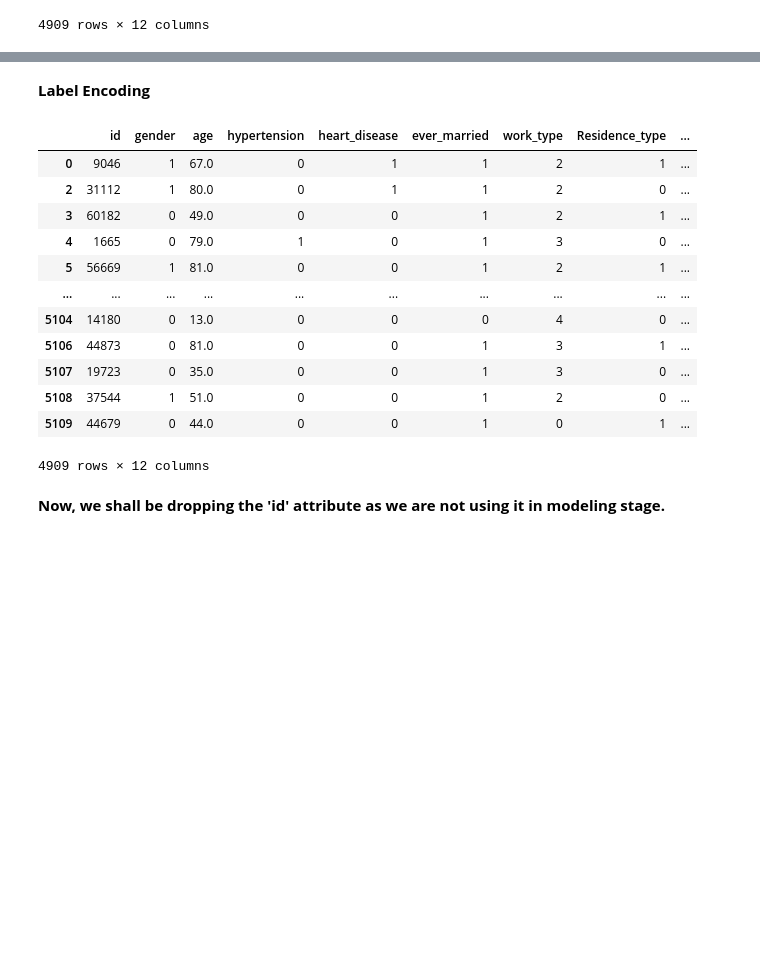
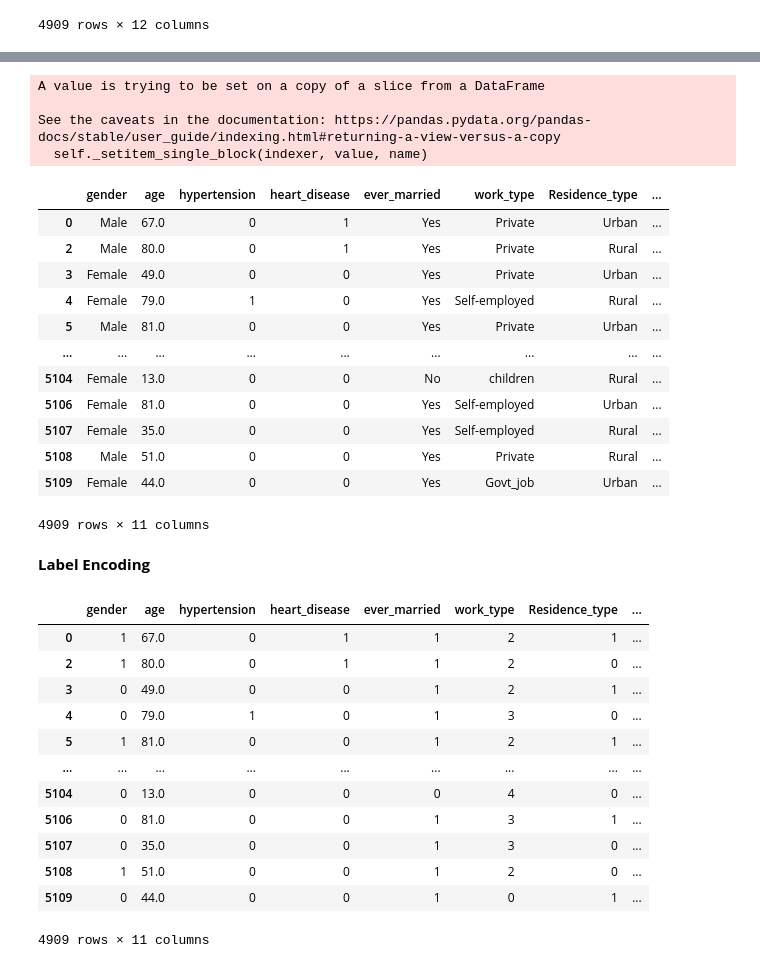
Before and after one commit to karthiknalla28/Stroke-Prediction-Classification, a Jupyter notebook: Scripts/Data Preprocessing/Preprocessing_Stroke_Prediction_Classification.ipynb, the cells around one changed output, grey strips where cells are left out. Saved outputs shown, nothing was run; the diff lists cells and outputs as text; code cells hidden in the pictures; blank space fills up the shorter version.

```diff
--- a/Scripts/Data Preprocessing/Preprocessing_Stroke_Prediction_Classification.ipynb
+++ b/Scripts/Data Preprocessing/Preprocessing_Stroke_Prediction_Classification.ipynb
@@ -10,6 +10,6 @@ import pandas as pd
 # %%
 # Importing and reading the dataset as df
-df = pd.read_csv('/content/Raw_Stroke_Dataset.csv')
+df = pd.read_csv('/content/Stroke dataset.csv')
 df
 # %% [output]
 |  | id | gender | age | hypertension | heart_disease | ever_married | work_type | Residence_type | ... |
@@ -47,7 +49,7 @@ dtype: int64
 We need to resolve this issue before we go any further.
 # %%
 # Dropping the null values in 'BMI' coulmn
-df.dropna(subset=['bmi'],inplace = True)
+df.dropna(subset=['bmi',],inplace = True)
 df
 # %% [output]
 |  | id | gender | age | hypertension | heart_disease | ever_married | work_type | Residence_type | ... |
@@ -85,5 +98,36 @@ dtype: int64
+# %%
+# variables to store median values of bmi and
+median_bmi = np.nanmedian(df['bmi'])
+median_avg_glucose_level = np.nanmedian(df['avg_glucose_level'])
+# %%
+# Replacing outliers with median values
+df['bmi'].iloc[(df['bmi'] > 46.29) | (df['bmi'] < 10.30)] = median_bmi
+df['avg_glucose_level'].iloc[(df['avg_glucose_level'] > 169.35) | (df['avg_glucose_level'] < 21.98)] = median_avg_glucose_level
+# %% [output]
+A value is trying to be set on a copy of a slice from a DataFrame
+
+See the caveats in the documentation: https://pandas.pydata.org/pandas-docs/stable/user_guide/indexing.html#returning-a-view-versus-a-copy
+  self._setitem_single_block(indexer, value, name)
+# %%
+#dropping the column id
+df = df.drop('id', axis=1)
+df
+# %% [output]
+|  | gender | age | hypertension | heart_disease | ever_married | work_type | Residence_type | ... |
+| 0 | Male | 67.0 | 0 | 1 | Yes | Private | Urban | ... |
+| 2 | Male | 80.0 | 0 | 1 | Yes | Private | Rural | ... |
+| 3 | Female | 49.0 | 0 | 0 | Yes | Private | Urban | ... |
+| 4 | Female | 79.0 | 1 | 0 | Yes | Self-employed | Rural | ... |
+| 5 | Male | 81.0 | 0 | 0 | Yes | Private | Urban | ... |
+| ... | ... | ... | ... | ... | ... | ... | ... | ... |
+| 5104 | Female | 13.0 | 0 | 0 | No | children | Rural | ... |
+| 5106 | Female | 81.0 | 0 | 0 | Yes | Self-employed | Urban | ... |
+| 5107 | Female | 35.0 | 0 | 0 | Yes | Self-employed | Rural | ... |
+| 5108 | Male | 51.0 | 0 | 0 | Yes | Private | Rural | ... |
+| 5109 | Female | 44.0 | 0 | 0 | Yes | Govt_job | Urban | ... |
+4909 rows × 11 columns
 # %% [markdown]
-<strong>Label Encoding</strong>
+**Label Encoding**
 # %%
 # Import preprocessing from sklearn for Label Encoding
 from sklearn import preprocessing
@@ -117,18 +161,16 @@ df['smoking_status']= label_encoder.fit_transform(df['smoking_status'])
 
 df
 # %% [output]
-|  | id | gender | age | hypertension | heart_disease | ever_married | work_type | Residence_type | ... |
-| 0 | 9046 | 1 | 67.0 | 0 | 1 | 1 | 2 | 1 | ... |
-| 2 | 31112 | 1 | 80.0 | 0 | 1 | 1 | 2 | 0 | ... |
-| 3 | 60182 | 0 | 49.0 | 0 | 0 | 1 | 2 | 1 | ... |
-| 4 | 1665 | 0 | 79.0 | 1 | 0 | 1 | 3 | 0 | ... |
-| 5 | 56669 | 1 | 81.0 | 0 | 0 | 1 | 2 | 1 | ... |
-| ... | ... | ... | ... | ... | ... | ... | ... | ... | ... |
-| 5104 | 14180 | 0 | 13.0 | 0 | 0 | 0 | 4 | 0 | ... |
-| 5106 | 44873 | 0 | 81.0 | 0 | 0 | 1 | 3 | 1 | ... |
-| 5107 | 19723 | 0 | 35.0 | 0 | 0 | 1 | 3 | 0 | ... |
-| 5108 | 37544 | 1 | 51.0 | 0 | 0 | 1 | 2 | 0 | ... |
-| 5109 | 44679 | 0 | 44.0 | 0 | 0 | 1 | 0 | 1 | ... |
+|  | gender | age | hypertension | heart_disease | ever_married | work_type | Residence_type | ... |
+| 0 | 1 | 67.0 | 0 | 1 | 1 | 2 | 1 | ... |
+| 2 | 1 | 80.0 | 0 | 1 | 1 | 2 | 0 | ... |
+| 3 | 0 | 49.0 | 0 | 0 | 1 | 2 | 1 | ... |
+| 4 | 0 | 79.0 | 1 | 0 | 1 | 3 | 0 | ... |
+| 5 | 1 | 81.0 | 0 | 0 | 1 | 2 | 1 | ... |
+| ... | ... | ... | ... | ... | ... | ... | ... | ... |
+| 5104 | 0 | 13.0 | 0 | 0 | 0 | 4 | 0 | ... |
+| 5106 | 0 | 81.0 | 0 | 0 | 1 | 3 | 1 | ... |
+| 5107 | 0 | 35.0 | 0 | 0 | 1 | 3 | 0 | ... |
+| 5108 | 1 | 51.0 | 0 | 0 | 1 | 2 | 0 | ... |
+| 5109 | 0 | 44.0 | 0 | 0 | 1 | 0 | 1 | ... |
-4909 rows × 12 columns
+4909 rows × 11 columns
-# %% [markdown]
-<strong>Now, we shall be dropping the 'id' attribute as we are not using it in modeling stage.</strong>
```
Also changed, not shown: parts of 11 cells of this notebook.
